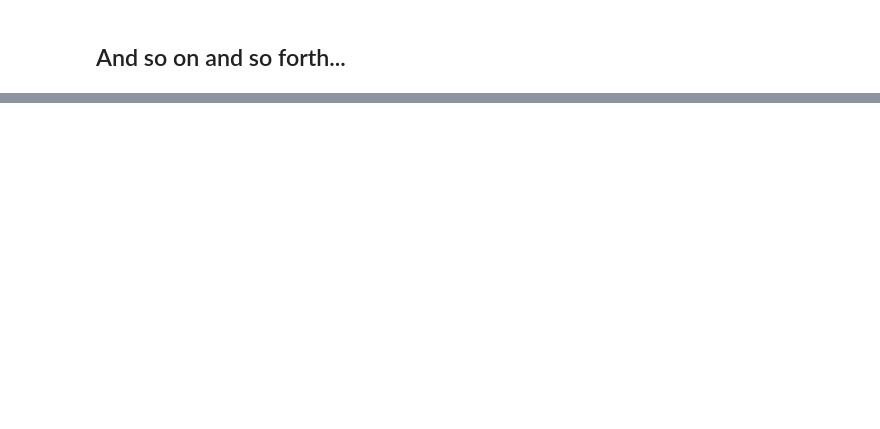
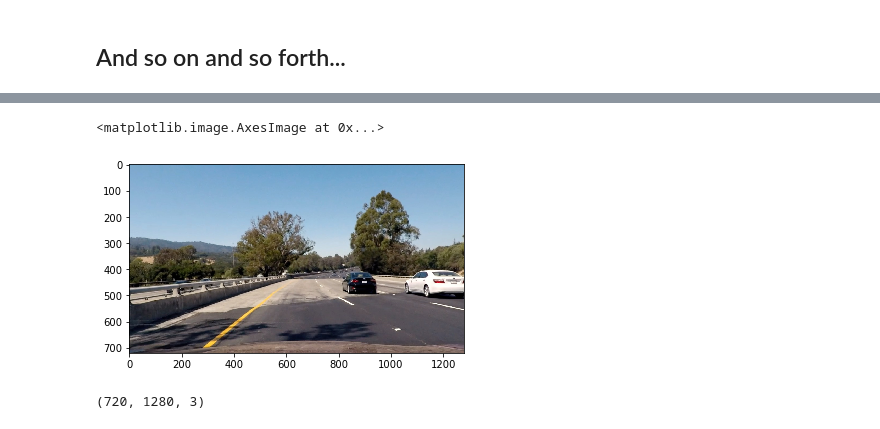
Before and after one commit to peiyong86/CarND-Advanced-Lane-Lines, a Jupyter notebook: Advanced-Lane-Lines.ipynb, the cells around one changed output, grey strips where cells are left out. Saved outputs shown, nothing was run; the diff lists cells and outputs as text; code cells hidden in the pictures; blank space fills up the shorter version.

```diff
--- a/Advanced-Lane-Lines.ipynb
+++ b/Advanced-Lane-Lines.ipynb
@@ -66,2 +90,23 @@ for fname in images:
 # %% [markdown]
 ## And so on and so forth...
+# %%
+# Make a list of calibration images
+images = glob.glob('./test_images/*.jpg')
+
+# Step through the list and search for chessboard corners
+for fname in images[:2]:
+    # Read image and undistort
+    img = cv2.imread(fname)
+    undist = cv2.undistort(img, mtx, dist, None, mtx)
+
+    # Convert BRG 2 RGB
+    img = cv2.cvtColor(img, cv2.COLOR_BGR2RGB)
+    undist = cv2.cvtColor(undist, cv2.COLOR_BGR2RGB)
+
+    # Display images and undistored images
+    fig = plt.figure()
+    fig.add_subplot(1, 2, 1)
+    plt.imshow(img.astype('uint8'))
+    fig.add_subplot(1, 2, 2)
+    plt.imshow(undist.astype('uint8'))
+    plt.show()
@@ -67,0 +149,9 @@ for fname in images:
+# %%
+plt.imshow(undist)
+# %% [output]
+<matplotlib.image.AxesImage at 0x...>
+[figure, added]
+# %%
+undist.shape
+# %% [output]
+(720, 1280, 3)
```
Also changed, not shown: parts of 9 cells of this notebook, 1 other file.
